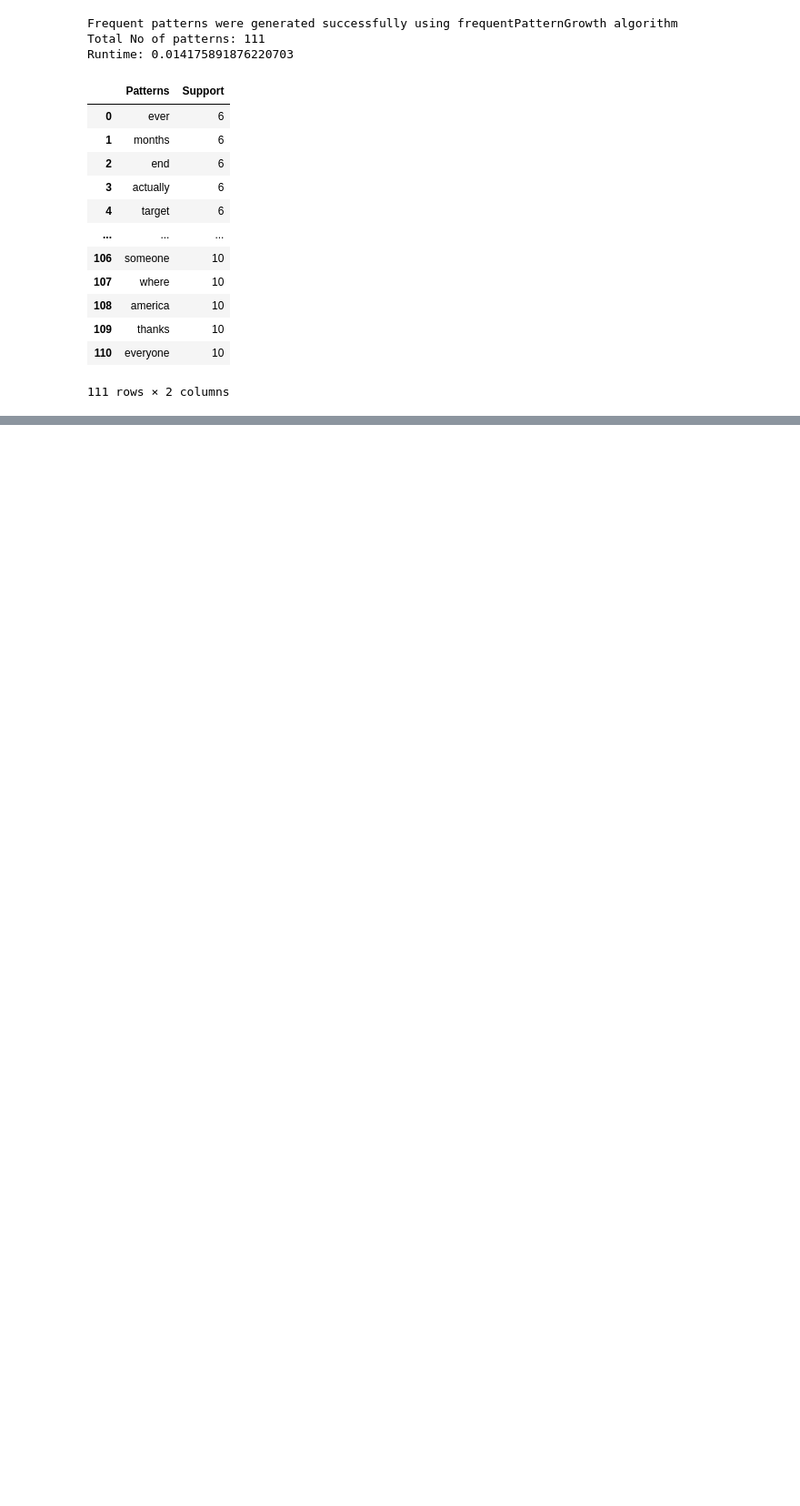
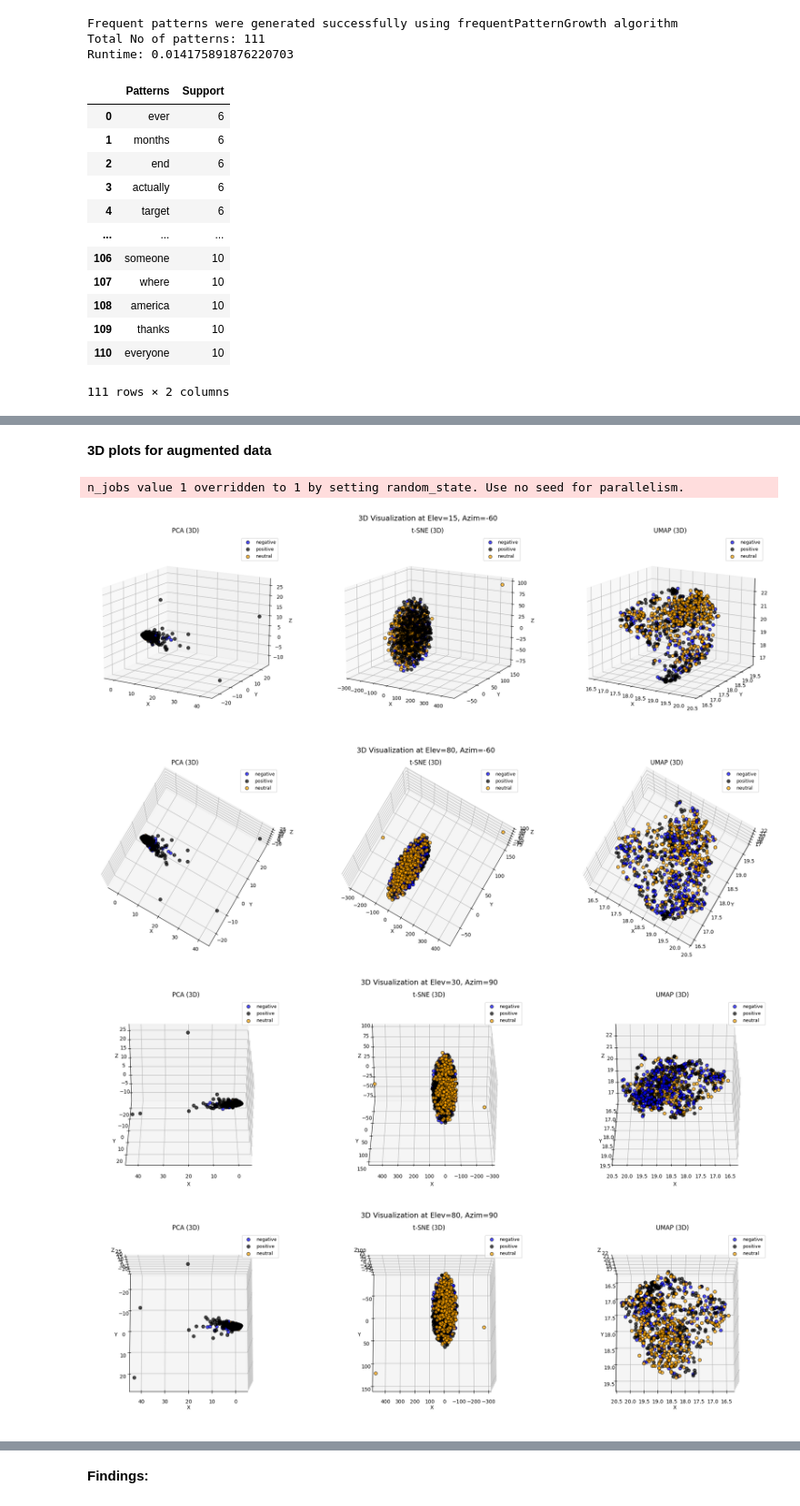
Before and after one commit to chiajungchang2003/DM2025-Lab1-Exercise, a Jupyter notebook: DM2025-Lab1-Homework.ipynb, the cells around one changed output, grey strips where cells are left out. Shown at 91% size. Drawn from its saved outputs; the diff is of its cells as text; code cells hidden in the pictures; blank space fills up the shorter version.

```diff
--- a/DM2025-Lab1-Homework.ipynb
+++ b/DM2025-Lab1-Homework.ipynb
@@ -475,0 +809,60 @@ frequentPatternsDF_positive
+# %% [markdown]
+**3D plots for augmented data**
+# %%
+#Answer Here
+from mpl_toolkits.mplot3d import Axes3D
+
+# 3D scatter plotting function
+def plot_3d_points(ax, reduced_data, method_name, colors, categories, X):
+    """Plot 3D data for each category."""
+    for color, label in zip(colors, categories):
+        # Filter points for this category
+        points = reduced_data[X['sentiment_name'] == label].T
+        ax.scatter(points[0], points[1], points[2],
+                   c=color, label=label, alpha=0.7, marker='o', edgecolor='k', s=40)
+
+    ax.set_title(method_name)
+    ax.set_xlabel('X')
+    ax.set_ylabel('Y')
+    ax.set_zlabel('Z')
+    ax.legend(loc='upper right', fontsize=9)
+    ax.grid(alpha=0.3, linestyle=':')
+
+# Function to draw 3D comparison plots
+def visualize_3d_reductions(pca_data, tsne_data, umap_data, angles, colors, categories, X):
+    """Visualize PCA, t-SNE, and UMAP results from multiple viewing angles."""
+    for elev, azim in angles:
+        fig = plt.figure(figsize=(20, 6))
+
+        ax1 = fig.add_subplot(131, projection='3d')
+        ax2 = fig.add_subplot(132, projection='3d')
+        ax3 = fig.add_subplot(133, projection='3d')
+
+        for ax in [ax1, ax2, ax3]:
+            ax.view_init(elev=elev, azim=azim)
+
+        plot_3d_points(ax1, pca_data, "PCA (3D)", colors, categories, X)
+        plot_3d_points(ax2, tsne_data, "t-SNE (3D)", colors, categories, X)
+        plot_3d_points(ax3, umap_data, "UMAP (3D)", colors, categories, X)
+
+        fig.suptitle(f"3D Visualization at Elev={elev}, Azim={azim}", fontsize=14)
+        plt.tight_layout()
+        plt.show()
+
+# --- Dimensionality reduction ---
+pca_3d = PCA(n_components=3).fit_transform(augmented_df.values)
+tsne_3d = TSNE(n_components=3, random_state=42).fit_transform(augmented_df.values)
+umap_3d = umap.UMAP(n_components=3, random_state=42).fit_transform(augmented_df.values)
+
+# Example color and angle setup
+color_palette = ['blue', 'black', 'orange']  # match to your number of categories
+view_angles = [(15, -60), (80, -60), (30, 90), (80, 90), (15, 180) ,(30, 180)]
+
+# Draw all 3D plots
+visualize_3d_reductions(pca_3d, tsne_3d, umap_3d, view_angles, color_palette, categories, X)
+# %% [output]
+n_jobs value 1 overridden to 1 by setting random_state. Use no seed for parallelism.
+[figure, added]
+[figure, added]
+[figure, added]
+[figure, added]
@@ -475,0 +871,2 @@ frequentPatternsDF_positive
+# %% [markdown]
+**Findings:**
```
Also changed, not shown: parts of 45 cells of this notebook.
